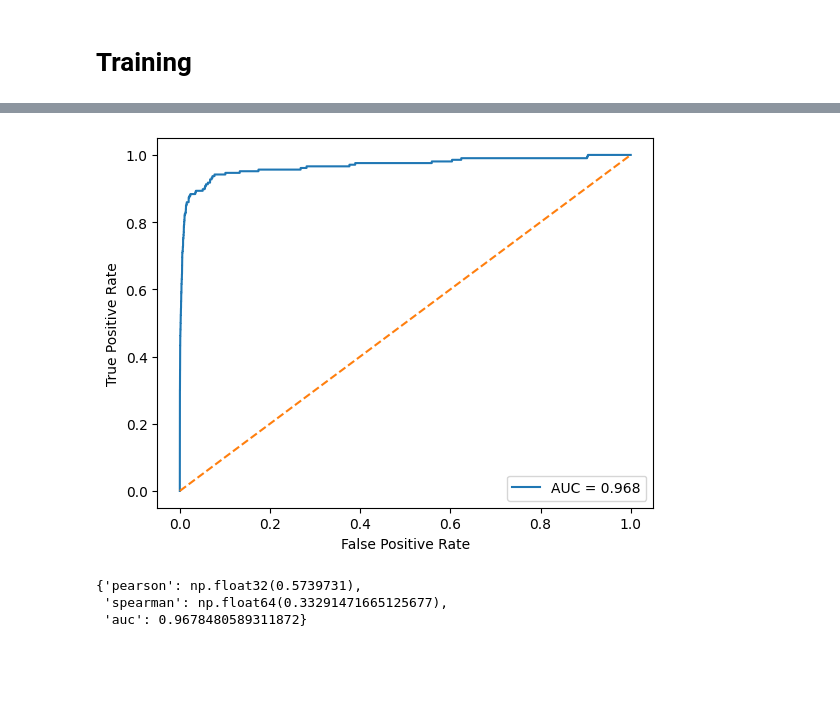
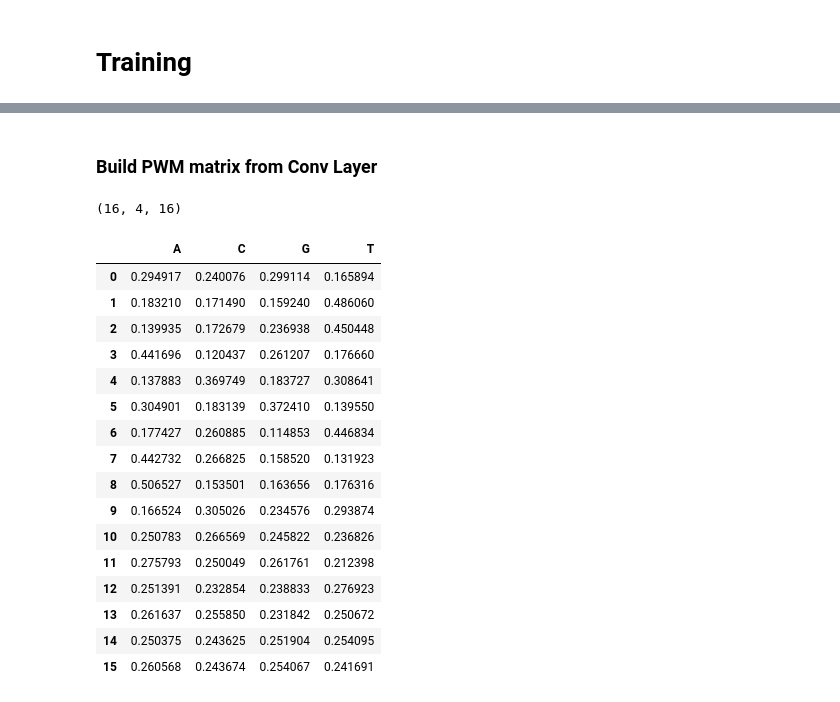
Before and after one commit to vvaza22/compbio-final, a Jupyter notebook: DeepBind_Baseline.ipynb, the cells around one changed output, grey strips where cells are left out. Cells and saved outputs as stored; diff of their text form; code cells hidden in the pictures; blank space fills up the shorter version.

```diff
--- a/DeepBind_Baseline.ipynb
+++ b/DeepBind_Baseline.ipynb
@@ -508,2 +779,2 @@ m = DeepBind(num_motif_detectors=NUM_MOTIF_DETECTORS, motif_len=MOTIF_LEN)
 # %%
-mw = ModelWrapper(m)
+mw.evaluate(x_test, y_test, label_test)
@@ -538,7 +785,7 @@ mw.evaluate(x_train, y_train, label_train)
-# %%
-mw.evaluate(x_test, y_test, label_test)
-# %% [output]
-[figure, removed]
-{'pearson': np.float32(0.5739731),
- 'spearman': np.float64(0.33291471665125677),
- 'auc': 0.9678480589311872}
+# %% [markdown]
+### Build PWM matrix from Conv Layer
+# %%
+conv_weights = mw.model.conv.weight.detach().cpu().numpy()
+conv_weights.shape
+# %% [output]
+(16, 4, 16)
@@ -544,0 +801,21 @@ mw.evaluate(x_test, y_test, label_test)
+# %%
+pwm_df = filter_to_pwm_df(conv_weights[3])
+pwm_df
+# %% [output]
+|  | A | C | G | T |
+| 0 | 0.294917 | 0.240076 | 0.299114 | 0.165894 |
+| 1 | 0.183210 | 0.171490 | 0.159240 | 0.486060 |
+| 2 | 0.139935 | 0.172679 | 0.236938 | 0.450448 |
+| 3 | 0.441696 | 0.120437 | 0.261207 | 0.176660 |
+| 4 | 0.137883 | 0.369749 | 0.183727 | 0.308641 |
+| 5 | 0.304901 | 0.183139 | 0.372410 | 0.139550 |
+| 6 | 0.177427 | 0.260885 | 0.114853 | 0.446834 |
+| 7 | 0.442732 | 0.266825 | 0.158520 | 0.131923 |
+| 8 | 0.506527 | 0.153501 | 0.163656 | 0.176316 |
+| 9 | 0.166524 | 0.305026 | 0.234576 | 0.293874 |
+| 10 | 0.250783 | 0.266569 | 0.245822 | 0.236826 |
+| 11 | 0.275793 | 0.250049 | 0.261761 | 0.212398 |
+| 12 | 0.251391 | 0.232854 | 0.238833 | 0.276923 |
+| 13 | 0.261637 | 0.255850 | 0.231842 | 0.250672 |
+| 14 | 0.250375 | 0.243625 | 0.251904 | 0.254095 |
+| 15 | 0.260568 | 0.243674 | 0.254067 | 0.241691 |
```
Also changed, not shown: parts of 48 cells of this notebook.
